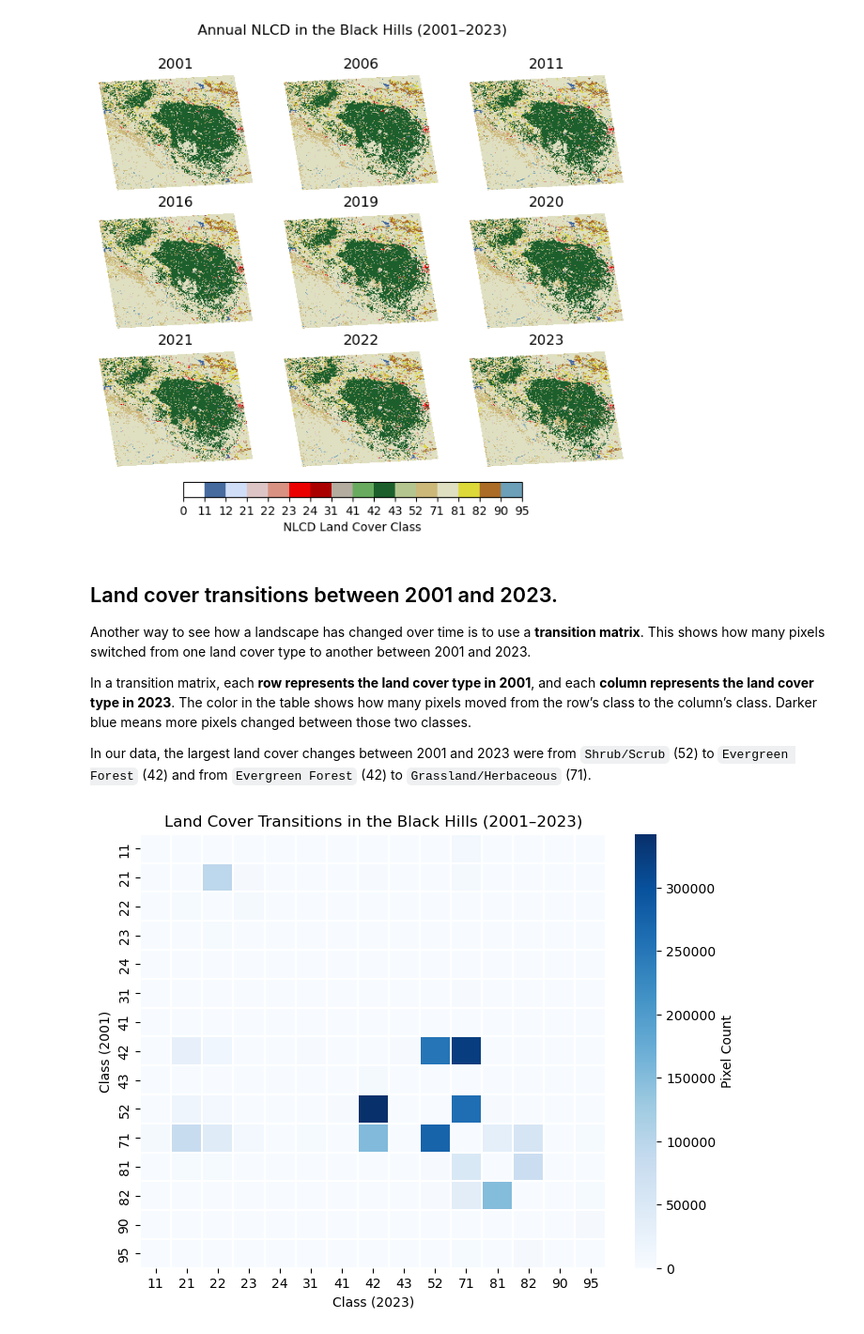
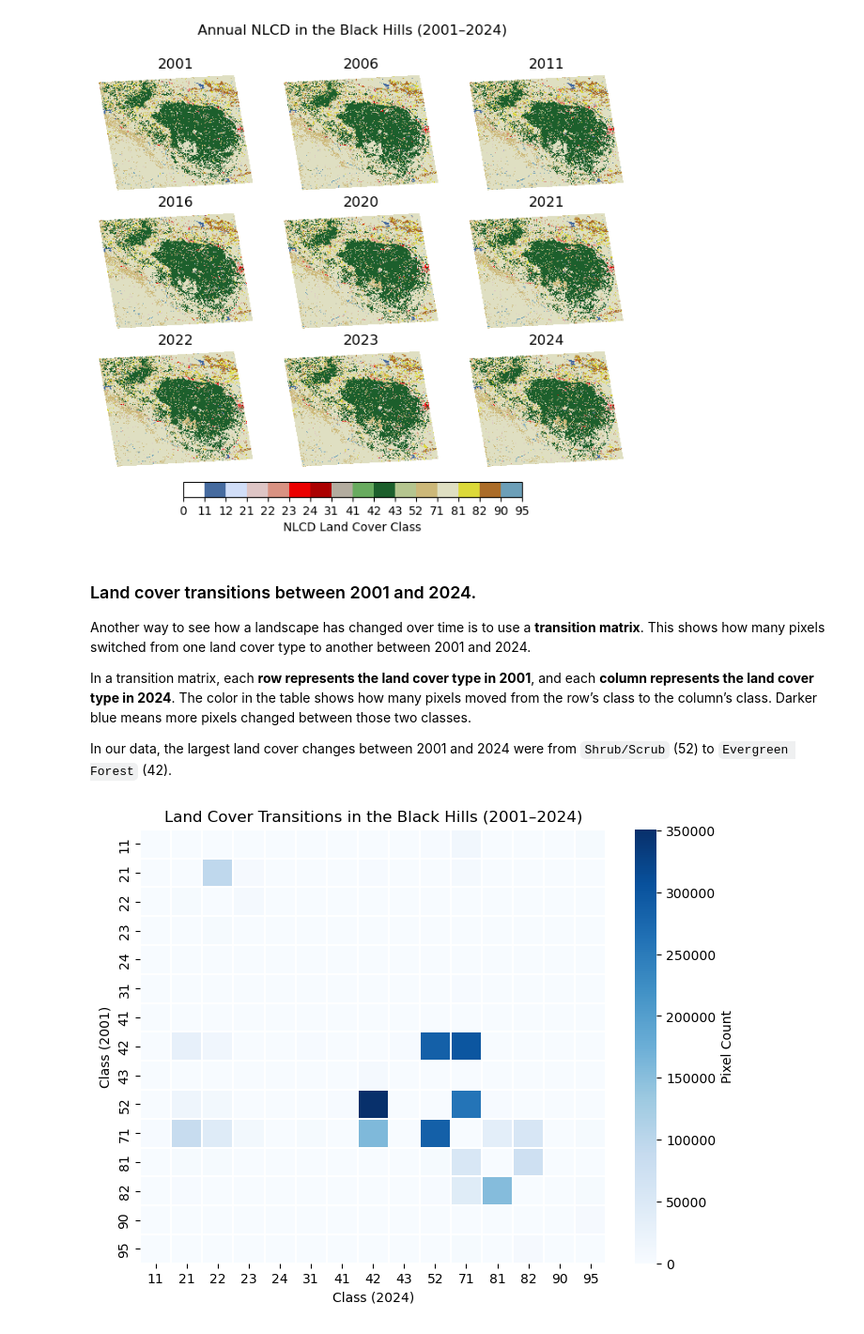
Before and after one commit to CU-ESIIL/Maka-Sitomniya, a Jupyter notebook: datacube/notebooks/NLCD.ipynb, the cells around one changed output. Shown: that part at 94% size. Saved outputs shown, nothing was run; the diff lists cells and outputs as text; code cells hidden in the pictures.

```diff
--- a/datacube/notebooks/NLCD.ipynb
+++ b/datacube/notebooks/NLCD.ipynb
@@ -31,24 +69,18 @@ yr2023_url = 'https://www.mrlc.gov/downloads/sciweb1/shared/mrlc/data-bundles/An
+# %%
+# This code chunk will take 20 minutes to run
+
+# calling function for each url
+yr2001 = read_raster_from_zip(yr2001_url)
+yr2006 = read_raster_from_zip(yr2006_url)
+yr2011 = read_raster_from_zip(yr2011_url)
+yr2016 = read_raster_from_zip(yr2016_url)
+yr2020 = read_raster_from_zip(yr2020_url)
+yr2021 = read_raster_from_zip(yr2021_url)
+yr2022 = read_raster_from_zip(yr2022_url)
+yr2023 = read_raster_from_zip(yr2023_url)
+yr2024 = read_raster_from_zip(yr2024_url)
 # %% [markdown]
 ## Inspect spatial projection and extent
 Let's check the **coordination reference system (CRS)** of the data to see what projection is being used. It's also good to check the **spatial extent**, as it tells us the area our data covers.
 
 Typically, a CRS is associated with a standard **EPSG code** (e.g., EPSG:4326 for WGS 84), which makes it easy to reference. However, in our case, these rasters use a **custom Albers Equal Area projection**, so instead of a simple EPSG code, it returns the full projection definition string (in WKT format).
-# %%
-import rioxarray as rxr
-import rasterio
-# prevents GDAL from reading extra TIFF directories
-# if you remove the "with" statement, it'll print out noisy (but harmless) errors
-with rasterio.Env(GDAL_DISABLE_READDIR_ON_OPEN='TRUE'):
-    yr2001 = rxr.open_rasterio(yr2001_url, masked=True)
-    yr2006 = rxr.open_rasterio(yr2006_url, masked=True)
-    yr2011 = rxr.open_rasterio(yr2011_url, masked=True)
-    yr2016 = rxr.open_rasterio(yr2016_url, masked=True)
-    yr2019 = rxr.open_rasterio(yr2019_url, masked=True)
-    yr2020 = rxr.open_rasterio(yr2020_url, masked=True)
-    yr2021 = rxr.open_rasterio(yr2021_url, masked=True)
-    yr2022 = rxr.open_rasterio(yr2022_url, masked=True)
-    yr2023 = rxr.open_rasterio(yr2023_url, masked=True)
-
-# check the CRS and spatial extent
-print("The CRS:", yr2001.rio.crs)
-print("Spatial extent:", yr2001.rio.bounds())
@@ -99,11 +135,11 @@ yr2001 = crop_and_reproject(yr2001)
 yr2006 = crop_and_reproject(yr2006)
 yr2011 = crop_and_reproject(yr2011)
 yr2016 = crop_and_reproject(yr2016)
-yr2019 = crop_and_reproject(yr2019)
 yr2020 = crop_and_reproject(yr2020)
 yr2021 = crop_and_reproject(yr2021)
 yr2022 = crop_and_reproject(yr2022)
 yr2023 = crop_and_reproject(yr2023)
+yr2024 = crop_and_reproject(yr2024)
 # %% [markdown]
 ## Data structure
 All raster files have X, Y, and band values.
@@ -197,43 +229,43 @@ plt.show()
 # %% [output]
 [figure]
 # %% [markdown]
-## Land cover transitions between 2001 and 2023.
-Another way to see how a landscape has changed over time is to use a **transition matrix**. This shows how many pixels switched from one land cover type to another between 2001 and 2023.
+### Land cover transitions between 2001 and 2024.
+Another way to see how a landscape has changed over time is to use a **transition matrix**. This shows how many pixels switched from one land cover type to another between 2001 and 2024.
 
-In a transition matrix, each **row represents the land cover type in 2001**, and each **column represents the land cover type in 2023**. The color in the table shows how many pixels moved from the row’s class to the column’s class. Darker blue means more pixels changed between those two classes.
+In a transition matrix, each **row represents the land cover type in 2001**, and each **column represents the land cover type in 2024**. The color in the table shows how many pixels moved from the row’s class to the column’s class. Darker blue means more pixels changed between those two classes.
 
-In our data, the largest land cover changes between 2001 and 2023 were from `Shrub/Scrub` (52) to `Evergreen Forest` (42) and from `Evergreen Forest` (42) to `Grassland/Herbaceous` (71).
+In our data, the largest land cover changes between 2001 and 2024 were from `Shrub/Scrub` (52) to `Evergreen Forest` (42).
 # %%
 import pandas as pd
 import seaborn as sns
 
 # flatten arrays
 s = yr2001.values.flatten()
-e = yr2023.values.flatten()
+e = yr2024.values.flatten()
 
 # only look at pairs that aren't missing data
 mask = ~np.isnan(s) & ~np.isnan(e)
 s_clean = s[mask].astype(int)
 e_clean = e[mask].astype(int)
 
 # create transition matrix
 transition_matrix = pd.crosstab(s_clean, e_clean)
 
 # remove unchanged transitions by zeroing the diagonal
 np.fill_diagonal(transition_matrix.values, 0)
 
 # plot transition matrix as heatmap
 plt.figure(figsize=(8,6))
 ax = sns.heatmap(
     transition_matrix,
     cmap='Blues', # color palette, darker blue -> more pixels
     linewidths=0.1, # thin grid lines
     cbar_kws={'label': 'Pixel Count'}  # colorbar label
 )
 
-plt.xlabel('Class (2023)')
+plt.xlabel('Class (2024)')
 plt.ylabel('Class (2001)')
-plt.title('Land Cover Transitions in the Black Hills (2001–2023)')
+plt.title('Land Cover Transitions in the Black Hills (2001–2024)')
 plt.show()
 # %% [output]
-[figure, old version]
+[figure, new version]
```
Also changed, not shown: parts of 17 cells of this notebook, 1 other file.
